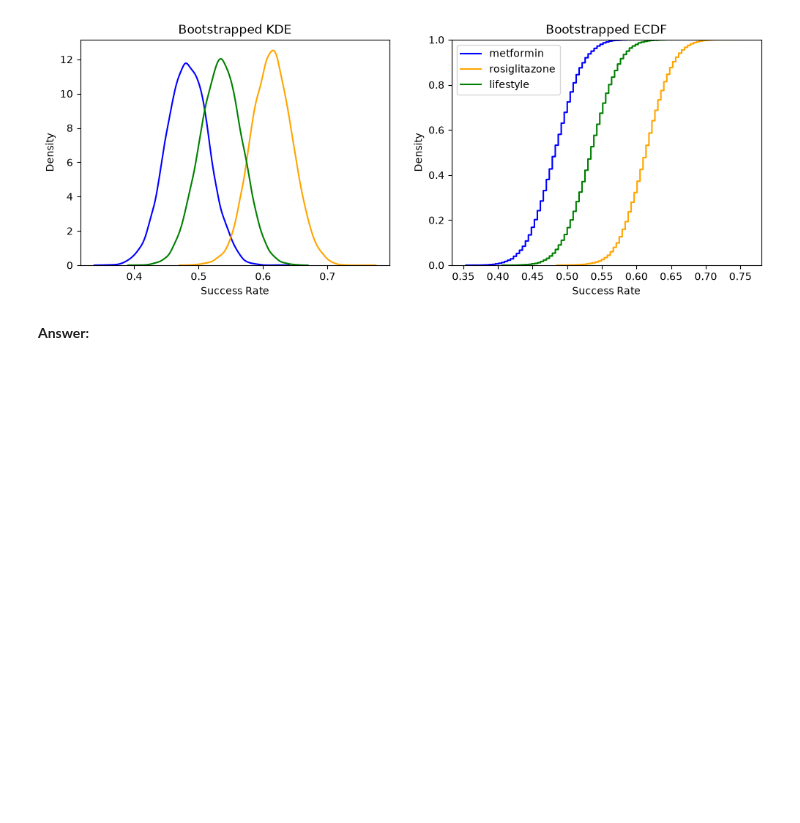
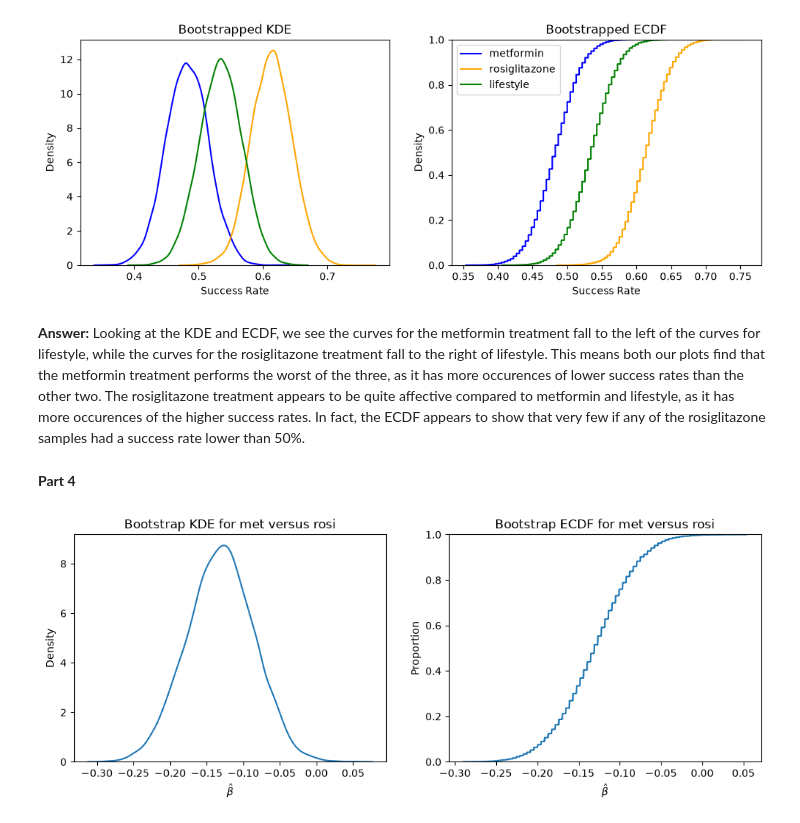
Before and after one commit to lchop14/UU_F26_templates, a Jupyter notebook: Week06/Thursday_lab/lab_06.ipynb, the cells around one changed output. Saved outputs shown, nothing was run; the diff lists cells and outputs as text; code cells hidden in the pictures; blank space fills up the shorter version.

Commit message:
Finished coding for lab6 part 2

```diff
--- a/Week06/Thursday_lab/lab_06.ipynb
+++ b/Week06/Thursday_lab/lab_06.ipynb
@@ -305,4 +305,23 @@ plt.show()
 # %% [output]
 [figure]
 # %% [markdown]
-**Answer:**
+**Answer:** Looking at the KDE and ECDF, we see the curves for the metformin treatment fall to the left of the curves for lifestyle, while the curves for the rosiglitazone treatment fall to the right of lifestyle. This means both our plots find that the metformin treatment performs the worst of the three, as it has more occurences of lower success rates than the other two. The rosiglitazone treatment appears to be quite affective compared to metformin and lifestyle, as it has more occurences of the higher success rates. In fact, the ECDF appears to show that very few if any of the rosiglitazone samples had a success rate lower than 50%.
+# %% [markdown]
+**Part 4**
+# %%
+# For met versus rosi
+fig, ax = plt.subplots(1, 2, figsize=(12, 4))
+
+## KDE
+sns.kdeplot(ate_met_rosi, ax=ax[0])
+ax[0].set_xlabel(r"$\hat{\beta}$")
+ax[0].set_title("Bootstrap KDE for met versus rosi")
+
+## ECDF
+sns.ecdfplot(ate_met_rosi, ax=ax[1])
+ax[1].set_xlabel(r"$\hat{\beta}$")
+ax[1].set_title("Bootstrap ECDF for met versus rosi")
+
+plt.show()
+# %% [output]
+[figure, added]
```
Also changed, not shown: parts of 4 cells of this notebook.
